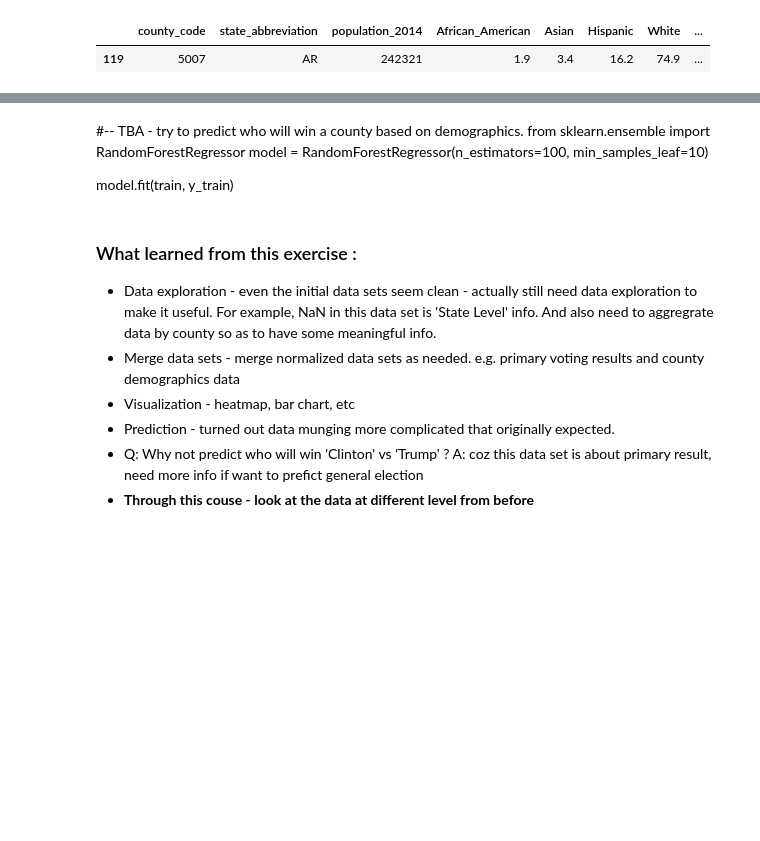
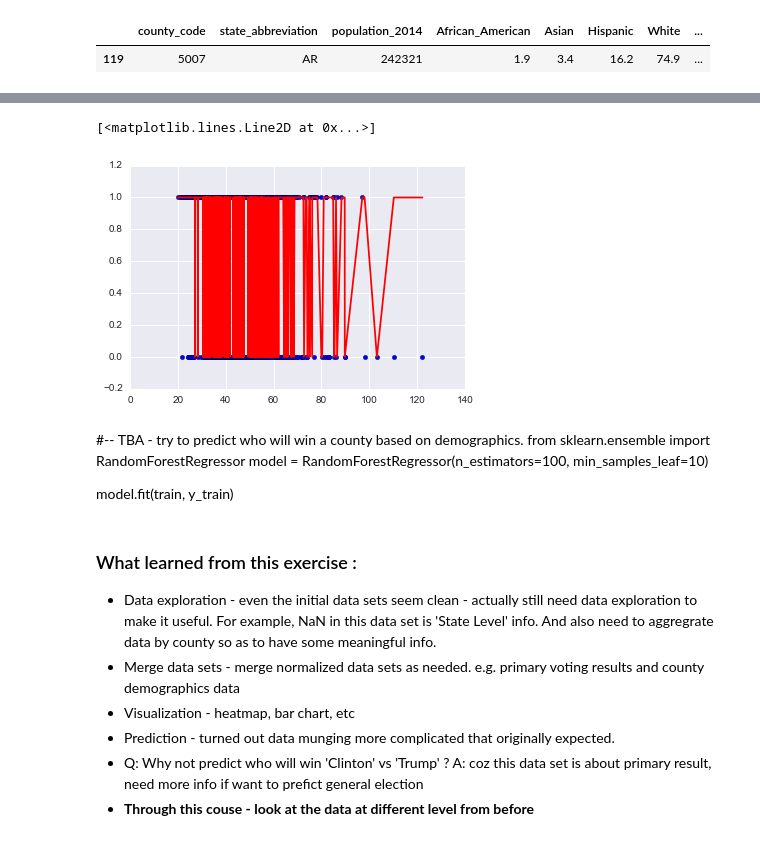
Before and after one commit to LindaFu/2016-us-election, a Jupyter notebook: US_Election2.ipynb, the cells around one changed output, grey strips where cells are left out. Cells and saved outputs as stored; diff of their text form; code cells hidden in the pictures; blank space fills up the shorter version.

```diff
--- a/US_Election2.ipynb
+++ b/US_Election2.ipynb
@@ -827,3 +755,16 @@ Test set accuracy of LR model:  0.939698492462
+# %%
+#-- TBA - this is not what I want.  I want to plot multiple features on X (income, education,etc) vs y (winner)
+import matplotlib.pyplot as plt
+allData['winner_number_predict'] = winner_number_predict
+# sort DataFrame by pelvic_incidence so that the line plot makes sense
+allData.sort('income', inplace=True)
+#allData.sort('county', inplace=True)
+
+plt.scatter(allData.income, allData.winner_number)
+plt.plot(allData.income, winner_number_predict, color='red')
+# %% [output]
+[<matplotlib.lines.Line2D at 0x...>]
+[figure, added]
 # %% [markdown]
 #-- TBA - try to predict who will win a county based on demographics.
 from sklearn.ensemble import RandomForestRegressor
```
Also changed, not shown: parts of 30 cells of this notebook.
